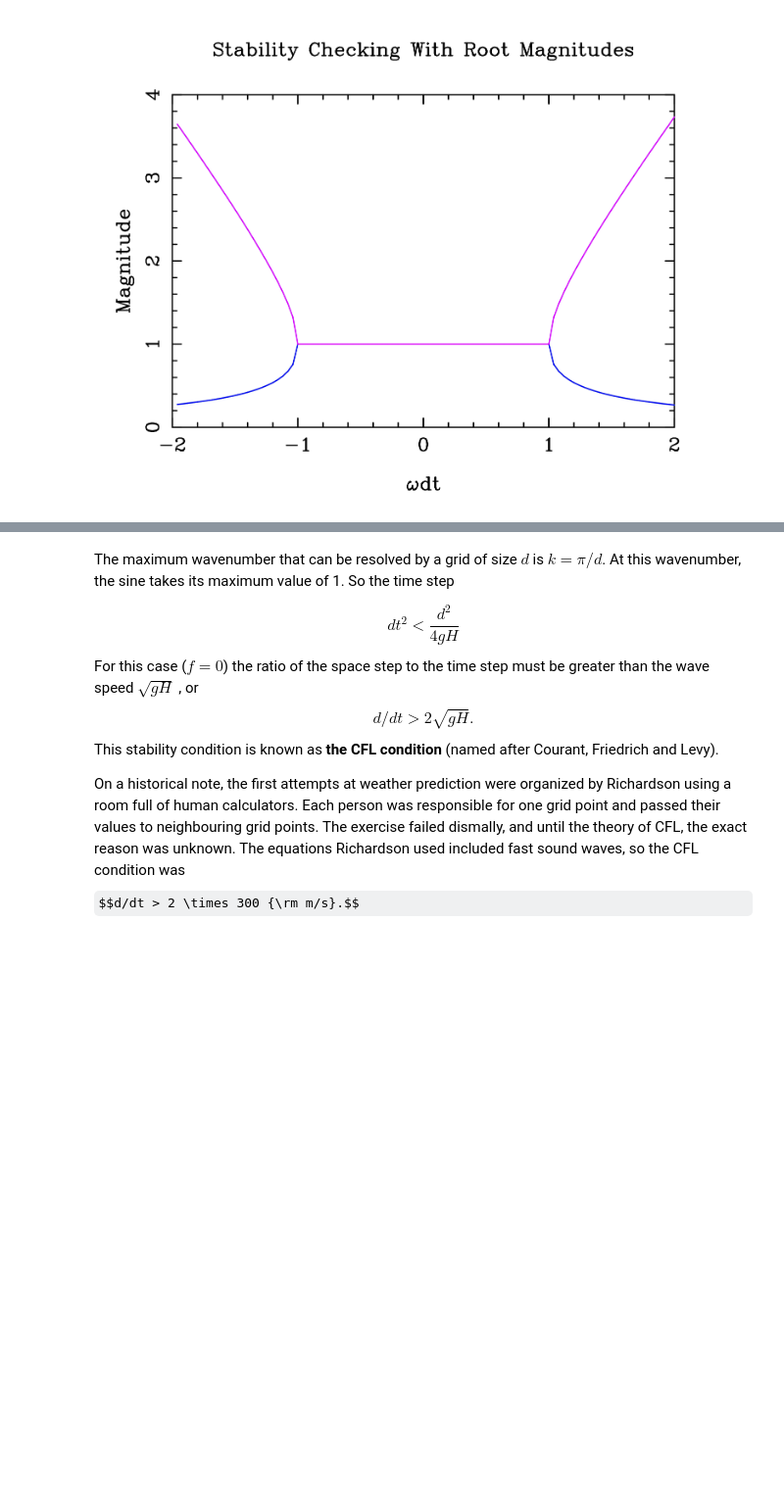
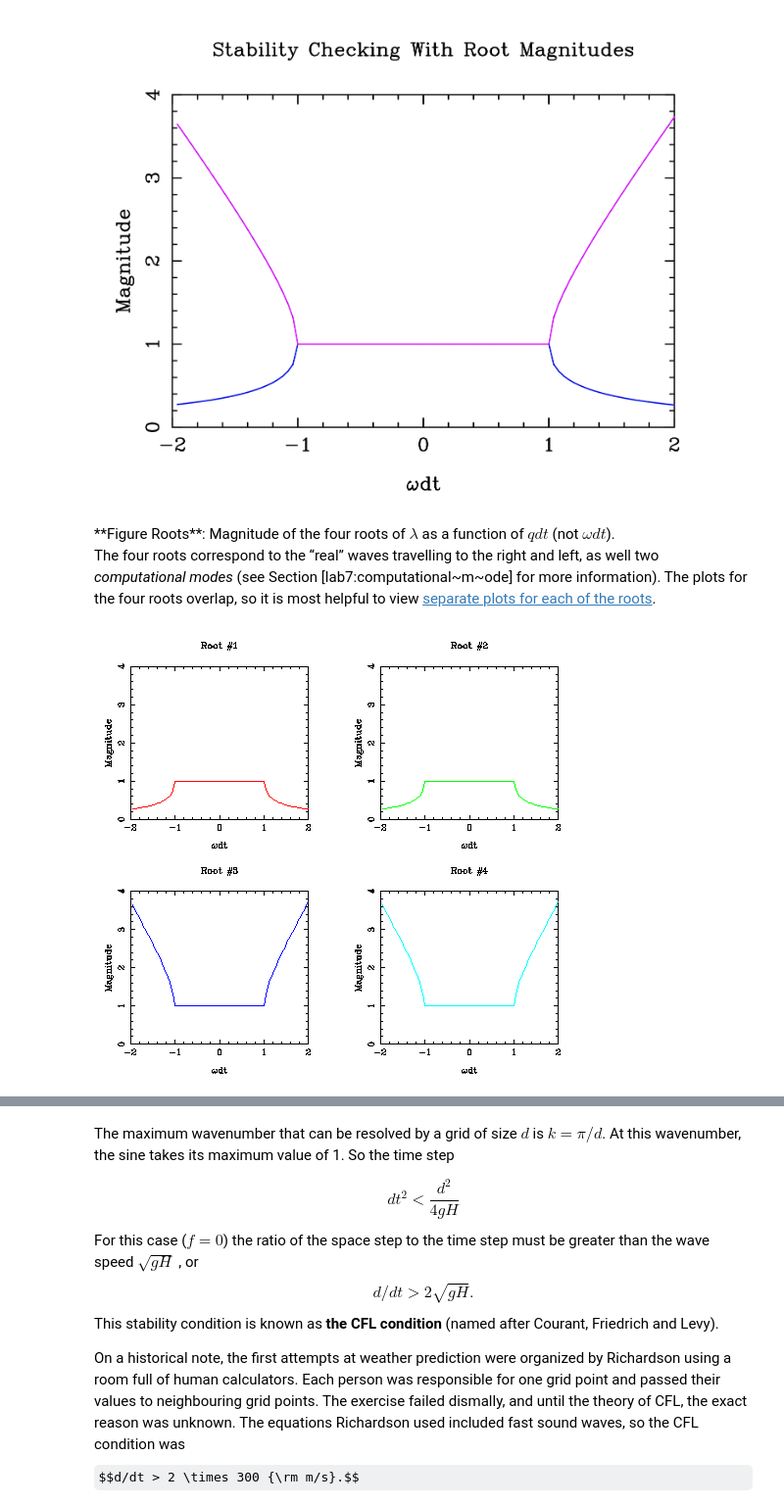
Before and after one commit to timothya87/numeric, a Jupyter notebook: lab7/Lab_7.ipynb, the cells around one changed output, grey strips where cells are left out. Shown at 98% size. Cells and saved outputs as stored; diff of their text form; code cells hidden in the pictures; some formulas as TeX source; blank space fills up the shorter version.

Commit message:
Lab 7 complete to end of section 6 (Lab 7a)

```diff
--- a/lab7/Lab_7.ipynb
+++ b/lab7/Lab_7.ipynb
@@ -682,5 +684,19 @@ Figure [Roots](#lab7:fig:allmag).
 Image(filename='images/allmag.png',width='45%')
 # %% [output]
 [figure]
+# %% [markdown]
+<div id='lab7:fig:allmag'>
+**Figure Roots**: Magnitude of the four roots of $\lambda$ as a function of $q dt$ (not
+$\omega dt$).
+</div>
+
+The four roots correspond to the “real” waves travelling to the right
+and left, as well two *computational modes* (see
+Section [lab7:computational~m~ode] for more information). The plots for
+the four roots overlap, so it is most helpful to view [separate plots for each of the roots](#lab7:fig:allmag).
+# %%
+Image(filename='images/multimag.png',width='60%')
+# %% [output]
+[figure, added]
 # %% [markdown]
 <div id='lab7:fig:allmag'>
```
Also changed, not shown: parts of 5 cells of this notebook, 3 other files.
